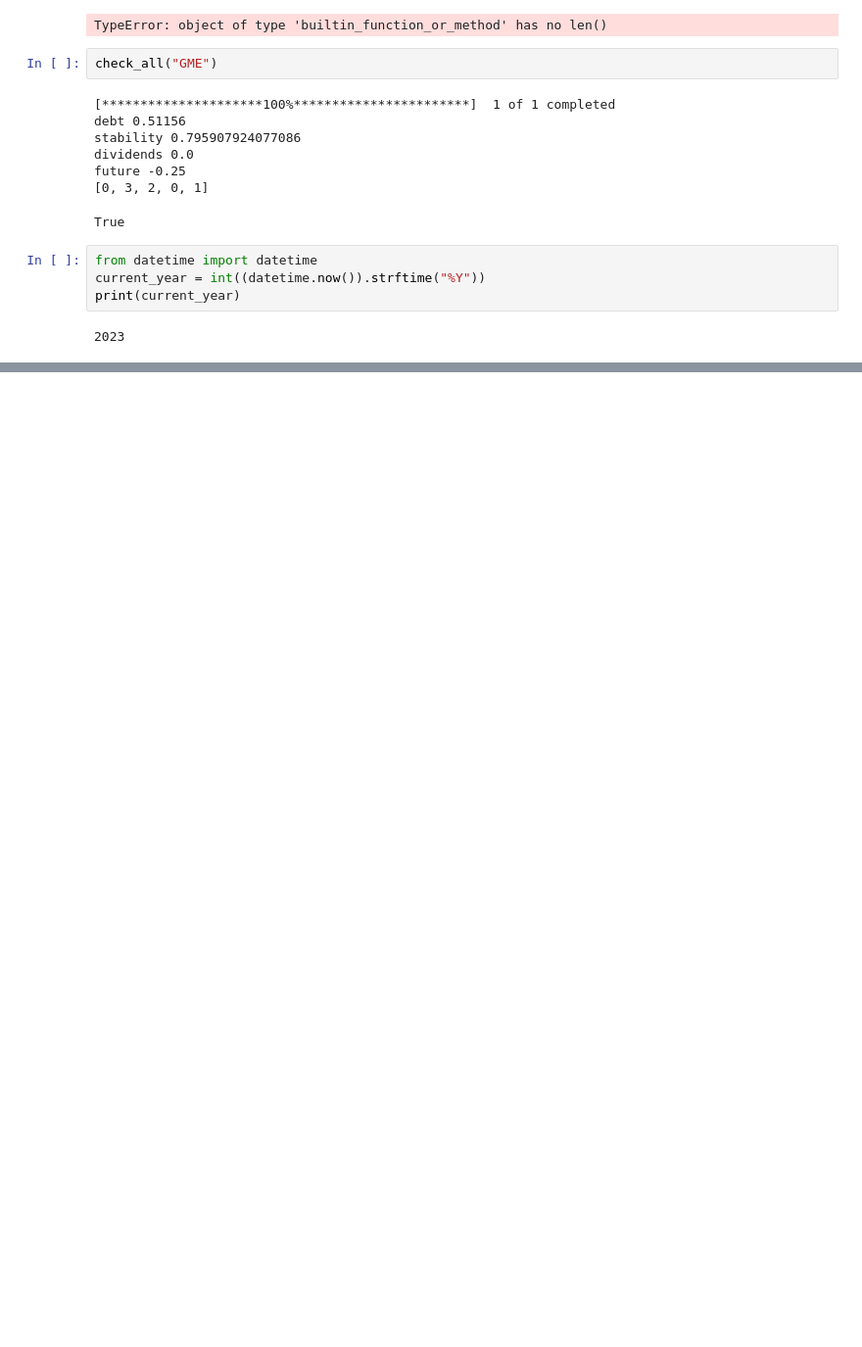
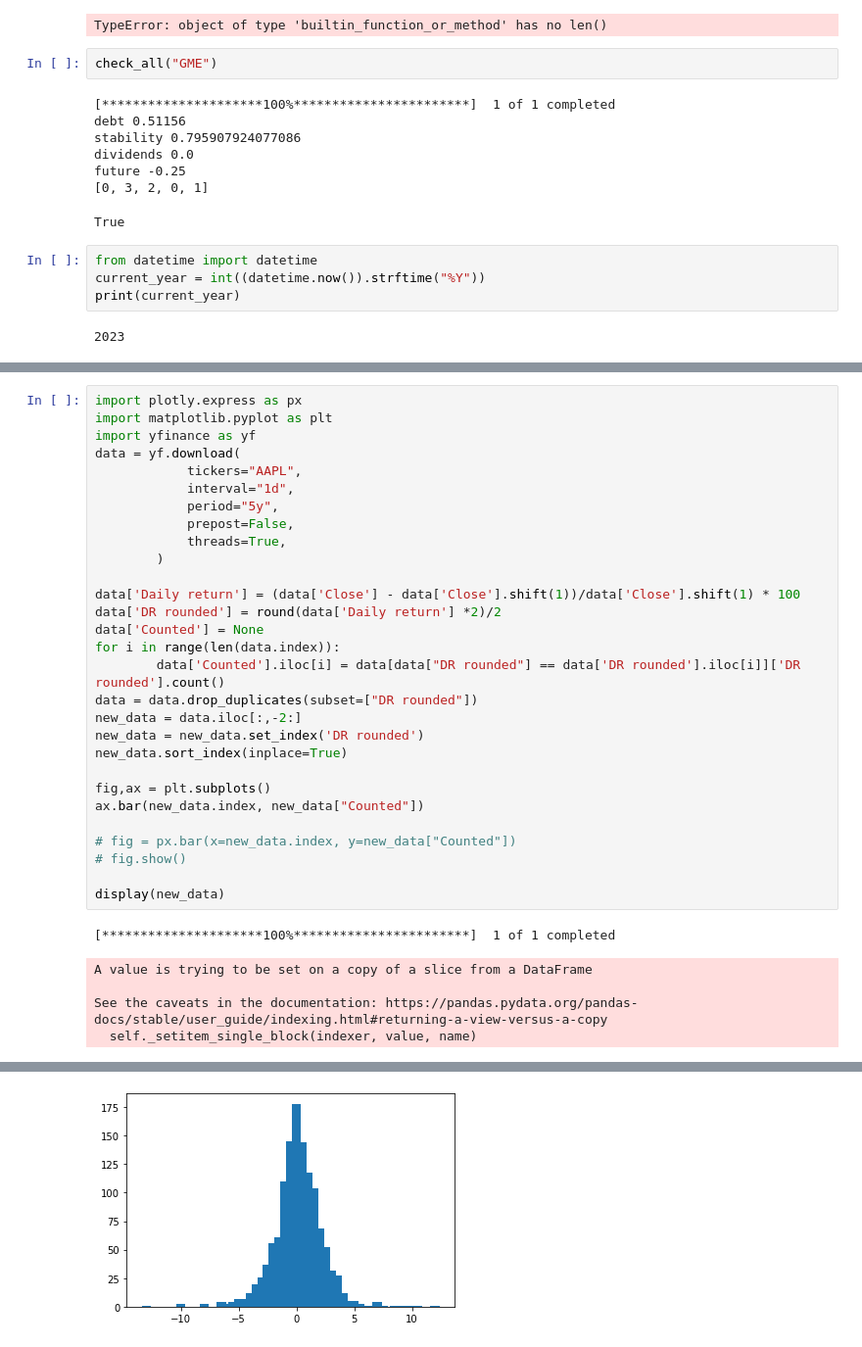
Before and after one commit to Ravdar/tickery, a Jupyter notebook: data_project.ipynb, the cells around one changed output, grey strips where cells are left out. Shown at 98% size. Saved outputs shown, nothing was run; the diff lists cells and outputs as text; blank space fills up the shorter version.

```diff
--- a/data_project.ipynb
+++ b/data_project.ipynb
@@ -614,0 +735,35 @@ print(current_year)
+# %%
+import plotly.express as px
+import matplotlib.pyplot as plt
+import yfinance as yf
+data = yf.download(
+            tickers="AAPL",
+            interval="1d",
+            period="5y",
+            prepost=False,
+            threads=True,
+        )
+
+data['Daily return'] = (data['Close'] - data['Close'].shift(1))/data['Close'].shift(1) * 100
+data['DR rounded'] = round(data['Daily return'] *2)/2
+data['Counted'] = None
+for i in range(len(data.index)):
+        data['Counted'].iloc[i] = data[data["DR rounded"] == data['DR rounded'].iloc[i]]['DR rounded'].count()
+data = data.drop_duplicates(subset=["DR rounded"])
+new_data = data.iloc[:,-2:]
+new_data = new_data.set_index('DR rounded')
+new_data.sort_index(inplace=True)
+
+fig,ax = plt.subplots()
+ax.bar(new_data.index, new_data["Counted"])
+
+# fig = px.bar(x=new_data.index, y=new_data["Counted"])
+# fig.show()
+
+display(new_data)
+# %% [output]
+[*********************100%***********************]  1 of 1 completed
+A value is trying to be set on a copy of a slice from a DataFrame
+
+See the caveats in the documentation: https://pandas.pydata.org/pandas-docs/stable/user_guide/indexing.html#returning-a-view-versus-a-copy
+  self._setitem_single_block(indexer, value, name)
@@ -614,0 +788 @@ print(current_year)
+[figure, added]
```
Also changed, not shown: parts of 11 cells of this notebook, 4 other files.
